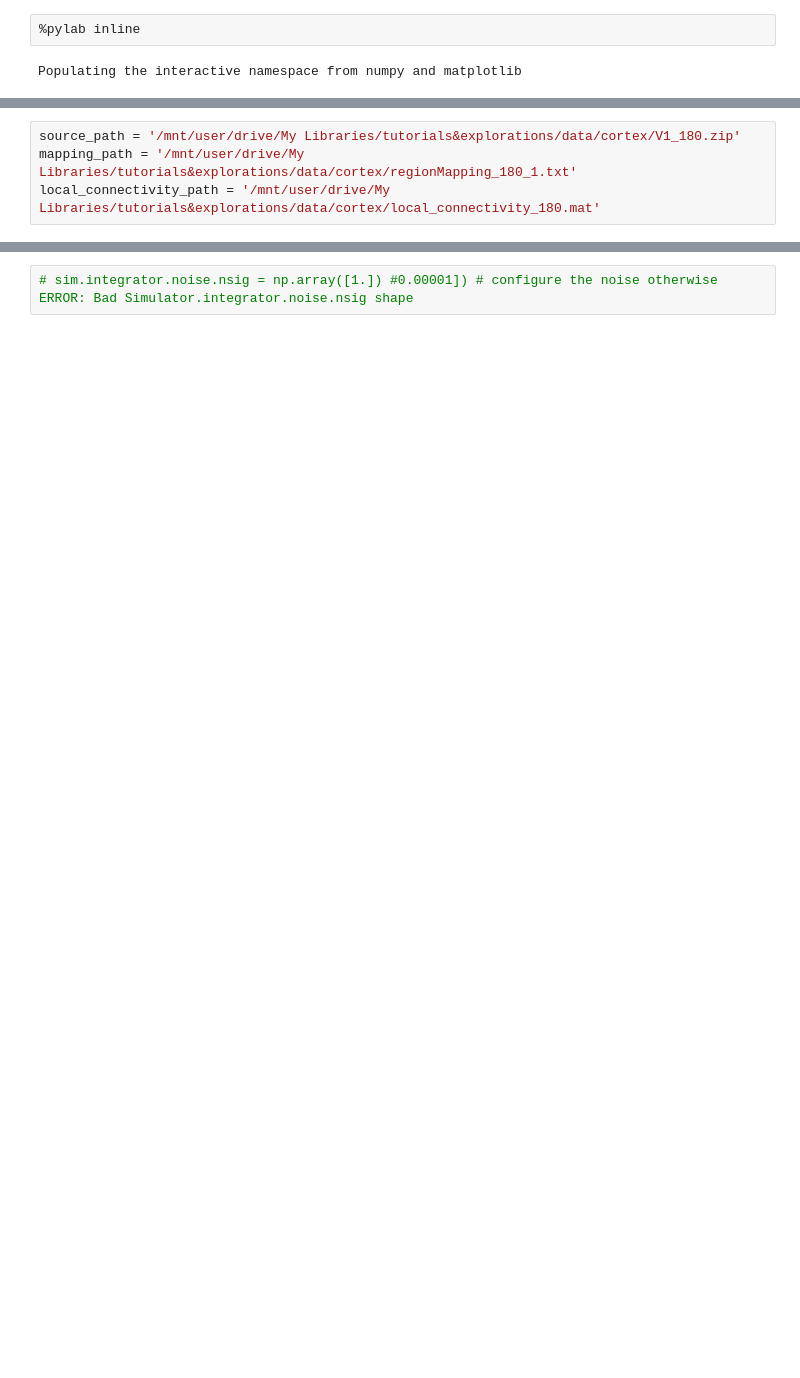
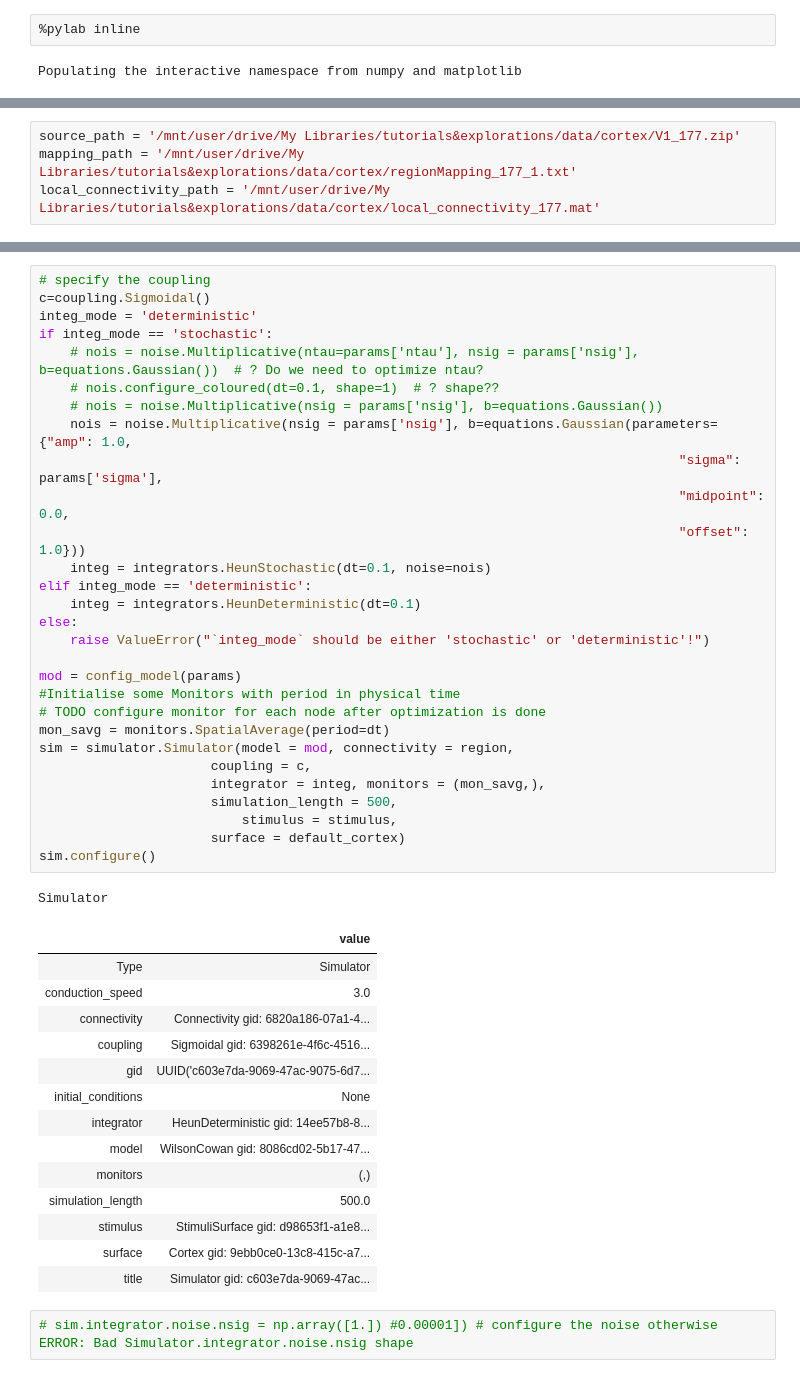
Before and after one commit to Nephiloso/tvb_model_analysis, a Jupyter notebook: model/one_region_stimu.ipynb, the cells around one changed output, grey strips where cells are left out. Cells and saved outputs as stored; diff of their text form; blank space fills up the shorter version.

```diff
--- a/model/one_region_stimu.ipynb
+++ b/model/one_region_stimu.ipynb
@@ -98,7 +34,7 @@ mod = models.WilsonCowan(k_e = np.array([1.0]),            #Max value of excitat
 # %%
-source_path = '/mnt/user/drive/My Libraries/tutorials&explorations/data/cortex/V1_180.zip'
-mapping_path = '/mnt/user/drive/My Libraries/tutorials&explorations/data/cortex/regionMapping_180_1.txt'
-local_connectivity_path = '/mnt/user/drive/My Libraries/tutorials&explorations/data/cortex/local_connectivity_180.mat'
+source_path = '/mnt/user/drive/My Libraries/tutorials&explorations/data/cortex/V1_177.zip'
+mapping_path = '/mnt/user/drive/My Libraries/tutorials&explorations/data/cortex/regionMapping_177_1.txt'
+local_connectivity_path = '/mnt/user/drive/My Libraries/tutorials&explorations/data/cortex/local_connectivity_177.mat'
 # %%
 #Initialise a surface
 surf = surfaces.CorticalSurface.from_file(source_file=source_path)
@@ -146,2 +145,47 @@ sim.configure()
+# %%
+# specify the coupling
+c=coupling.Sigmoidal()
+integ_mode = 'deterministic'
+if integ_mode == 'stochastic':
+    # nois = noise.Multiplicative(ntau=params['ntau'], nsig = params['nsig'], b=equations.Gaussian())  # ? Do we need to optimize ntau?
+    # nois.configure_coloured(dt=0.1, shape=1)  # ? shape??
+    # nois = noise.Multiplicative(nsig = params['nsig'], b=equations.Gaussian())
+    nois = noise.Multiplicative(nsig = params['nsig'], b=equations.Gaussian(parameters={"amp": 1.0,
+                                                                                  "sigma": params['sigma'],
+                                                                                  "midpoint": 0.0,
+                                                                                  "offset": 1.0}))
+    integ = integrators.HeunStochastic(dt=0.1, noise=nois)
+elif integ_mode == 'deterministic':
+    integ = integrators.HeunDeterministic(dt=0.1)
+else:
+    raise ValueError("`integ_mode` should be either 'stochastic' or 'deterministic'!")
+
+mod = config_model(params)
+#Initialise some Monitors with period in physical time
+# TODO configure monitor for each node after optimization is done
+mon_savg = monitors.SpatialAverage(period=dt)
+sim = simulator.Simulator(model = mod, connectivity = region,
+                      coupling = c,
+                      integrator = integ, monitors = (mon_savg,),
+                      simulation_length = 500,
+                          stimulus = stimulus,
+                      surface = default_cortex)
+sim.configure()
+# %% [output]
+Simulator
+|  | value |
+| Type | Simulator |
+| conduction_speed | 3.0 |
+| connectivity | Connectivity gid: 6820a186-07a1-4... |
+| coupling | Sigmoidal gid: 6398261e-4f6c-4516... |
+| gid | UUID('c603e7da-9069-47ac-9075-6d7... |
+| initial_conditions | None |
+| integrator | HeunDeterministic gid: 14ee57b8-8... |
+| model | WilsonCowan gid: 8086cd02-5b17-47... |
+| monitors | (,) |
+| simulation_length | 500.0 |
+| stimulus | StimuliSurface gid: d98653f1-a1e8... |
+| surface | Cortex gid: 9ebb0ce0-13c8-415c-a7... |
+| title | Simulator gid: c603e7da-9069-47ac... |
 # %%
 # sim.integrator.noise.nsig = np.array([1.]) #0.00001]) # configure the noise otherwise ERROR: Bad Simulator.integrator.noise.nsig shape
```
Also changed, not shown: parts of 35 cells of this notebook, 24 other files.
